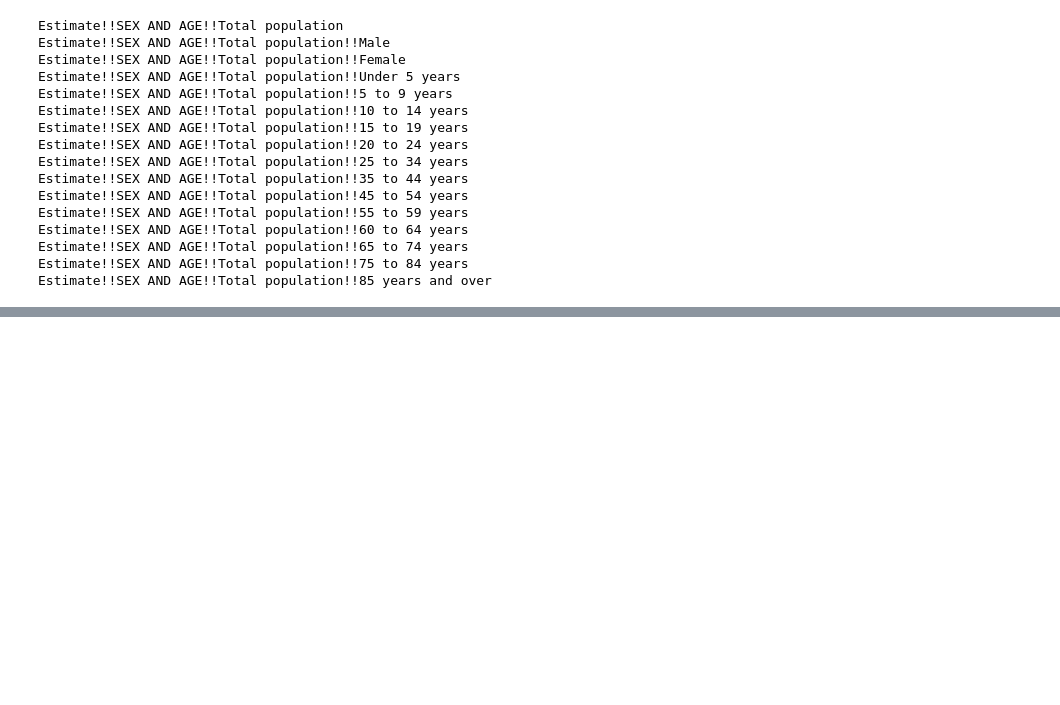
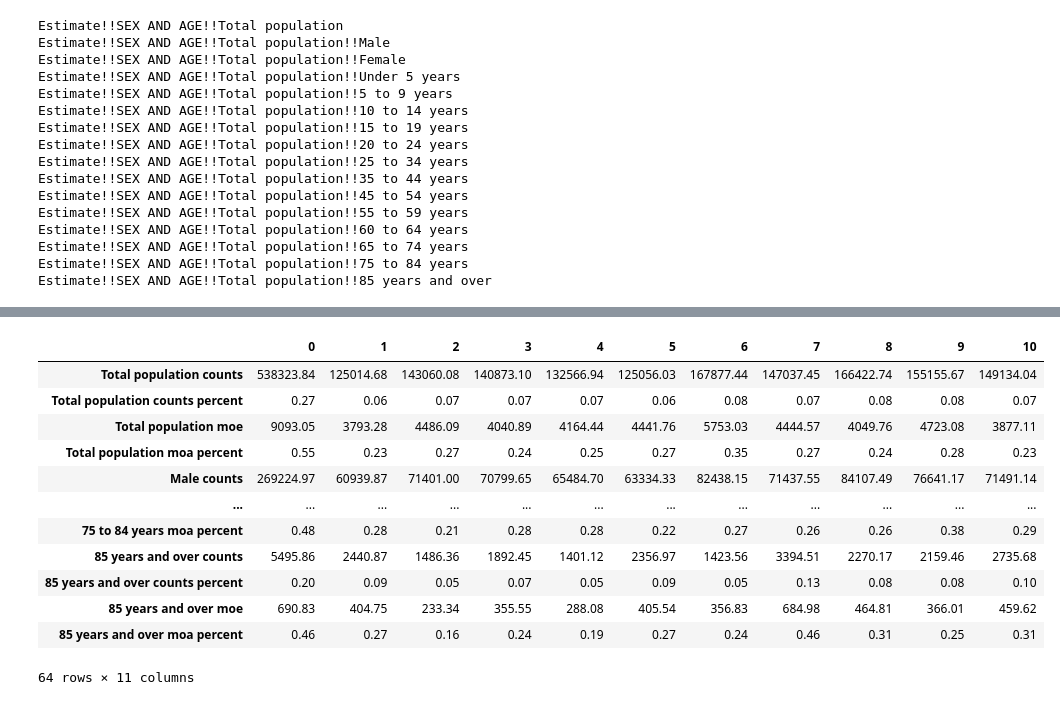
Before and after one commit to misty-garcia/sa2020-CCD, a Jupyter notebook: census_data.ipynb, the cells around one changed output, grey strips where cells are left out. Cells and saved outputs as stored; diff of their text form; code cells hidden in the pictures; blank space fills up the shorter version.

```diff
--- a/census_data.ipynb
+++ b/census_data.ipynb
@@ -57,7 +57,7 @@ dataall.head()
 These are the labels for the census data.
 # %%
 labels = pd.read_csv('ACSDP5Y2021.DP05-Column-Metadata.csv')
-labels.columns = labels.columns.str.lower().str.replace('\W+','_')
+labels.columns = labels.columns.str.lower().str.replace('\W+','_', regex=True)
 labels.column_name = labels.column_name.str.lower()
 
 labels = labels [labels.label.str.startswith('Estimate')]
@@ -82,19 +82,26 @@ def cal_counts(label):
     df = df.replace(np.nan, 0)
 
     #get count percentages for each census tract per district
-    df['tru_count'] = round(df[name_est].astype(float) * df.percent).astype(int)
-    df['tru_error'] = round(df[name_moa].astype(float) * df.percent).astype(int)
+    df['tru_count'] = df[name_est].astype(float) * df.percent
+    df['tru_error'] = df[name_moa].astype(float) * df.percent
 
     #for each council district, sum up counts, and calculate new moe
     council_counts = []
+    total_counts = df.tru_count.sum()
+    total_errors = ((df.tru_error**2).sum())**.5
+
     for x in df.council.unique():
-        total = df [df.council == x].tru_count.sum().astype(int)
-        error = round((df [df.council == x].tru_error ** 2).sum()**.5).astype(int)
-        council_counts.append([x,total,error])
+        count = round(df [df.council == x].tru_count.sum(), 2)
+        count_perc = round(count / total_counts, 2)
+
+        error = round((df [df.council == x].tru_error ** 2).sum()**.5, 2)
+        error_perc = round(error / total_errors, 2)
+
+        council_counts.append([x, count, count_perc, error, error_perc])
 
     #convert to dataframe and format
     dff = pd.DataFrame(council_counts).sort_values(0)
-    dff.columns = [label_title, 'counts', 'moe']
+    dff.columns = [label_title, 'counts', 'count_perc', 'moe', 'moe_perc']
     dff = dff.set_index(label_title, drop=True)
 
     return dff
@@ -133,20 +140,19 @@ for label in labels_check:
     dff = cal_counts(label)
 #     dff = dff.iloc[1:]
 
-    if label == labels_check.iloc[0]:
-        total_count = dff.counts.sum()
-        total_moa = round(math.sqrt(sum(dff.moe**2)))
+#     if label == labels_check.iloc[0]:
+#         total_count = dff.counts.sum()
+#         total_moa = round(math.sqrt(sum(dff.moe**2)))
 
-    totals.append([dff.index.name,
-                   dff.counts.sum(),
-                   round(math.sqrt(sum(dff.moe**2))),
-                   round(dff.counts.sum()/total_count,3)])
-
-    dff.columns = [dff.index.name + ' counts', dff.index.name + ' moe']
+#     totals.append([dff.index.name,
+#                    dff.counts.sum(),
+#                    round(math.sqrt(sum(dff.moe**2))),
+#                    round(dff.counts.sum()/total_count,3)])
+    name = dff.index.name
+    dff.columns = [name + ' counts', name + ' counts percent', name + ' moe', name + ' moa percent']
     dff = dff.reset_index(drop=True)
-
 
     district_totals = pd.concat([district_totals,dff],axis=1)
 
-df_total = pd.DataFrame(totals, columns=['title','count','moe','percent'])
+# df_total = pd.DataFrame(totals, columns=['title','count','moe','percent'])
 district_totals = district_totals.drop(columns=0)
@@ -174,0 +213,16 @@ df_total
+# %%
+district_totals.T
+# %% [output]
+|  | 0 | 1 | 2 | 3 | 4 | 5 | 6 | 7 | 8 | 9 | 10 |
+| Total population counts | 538323.84 | 125014.68 | 143060.08 | 140873.10 | 132566.94 | 125056.03 | 167877.44 | 147037.45 | 166422.74 | 155155.67 | 149134.04 |
+| Total population counts percent | 0.27 | 0.06 | 0.07 | 0.07 | 0.07 | 0.06 | 0.08 | 0.07 | 0.08 | 0.08 | 0.07 |
+| Total population moe | 9093.05 | 3793.28 | 4486.09 | 4040.89 | 4164.44 | 4441.76 | 5753.03 | 4444.57 | 4049.76 | 4723.08 | 3877.11 |
+| Total population moa percent | 0.55 | 0.23 | 0.27 | 0.24 | 0.25 | 0.27 | 0.35 | 0.27 | 0.24 | 0.28 | 0.23 |
+| Male counts | 269224.97 | 60939.87 | 71401.00 | 70799.65 | 65484.70 | 63334.33 | 82438.15 | 71437.55 | 84107.49 | 76641.17 | 71491.14 |
+| ... | ... | ... | ... | ... | ... | ... | ... | ... | ... | ... | ... |
+| 75 to 84 years moa percent | 0.48 | 0.28 | 0.21 | 0.28 | 0.28 | 0.22 | 0.27 | 0.26 | 0.26 | 0.38 | 0.29 |
+| 85 years and over counts | 5495.86 | 2440.87 | 1486.36 | 1892.45 | 1401.12 | 2356.97 | 1423.56 | 3394.51 | 2270.17 | 2159.46 | 2735.68 |
+| 85 years and over counts percent | 0.20 | 0.09 | 0.05 | 0.07 | 0.05 | 0.09 | 0.05 | 0.13 | 0.08 | 0.08 | 0.10 |
+| 85 years and over moe | 690.83 | 404.75 | 233.34 | 355.55 | 288.08 | 405.54 | 356.83 | 684.98 | 464.81 | 366.01 | 459.62 |
+| 85 years and over moa percent | 0.46 | 0.27 | 0.16 | 0.24 | 0.19 | 0.27 | 0.24 | 0.46 | 0.31 | 0.25 | 0.31 |
+64 rows × 11 columns
```
Also changed, not shown: parts of 7 cells of this notebook.
